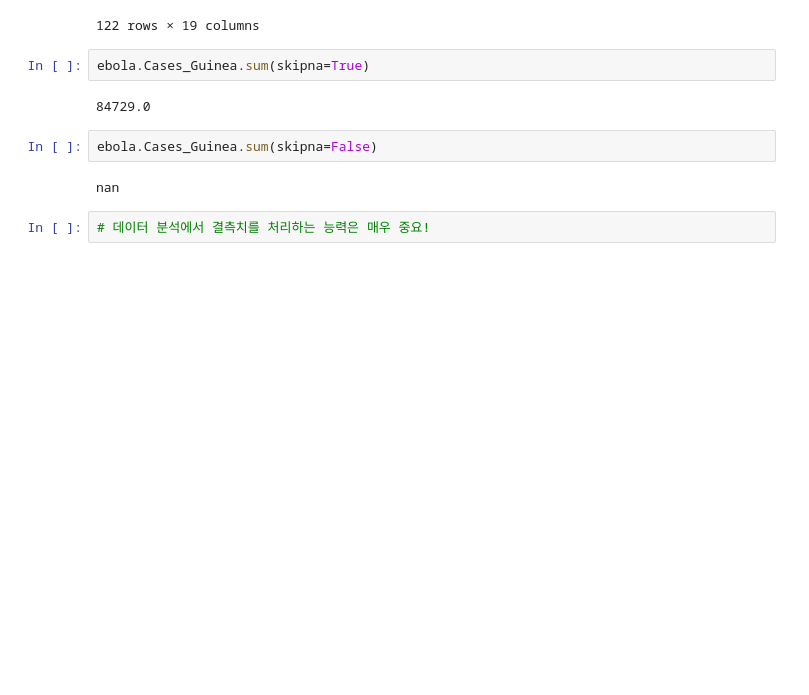
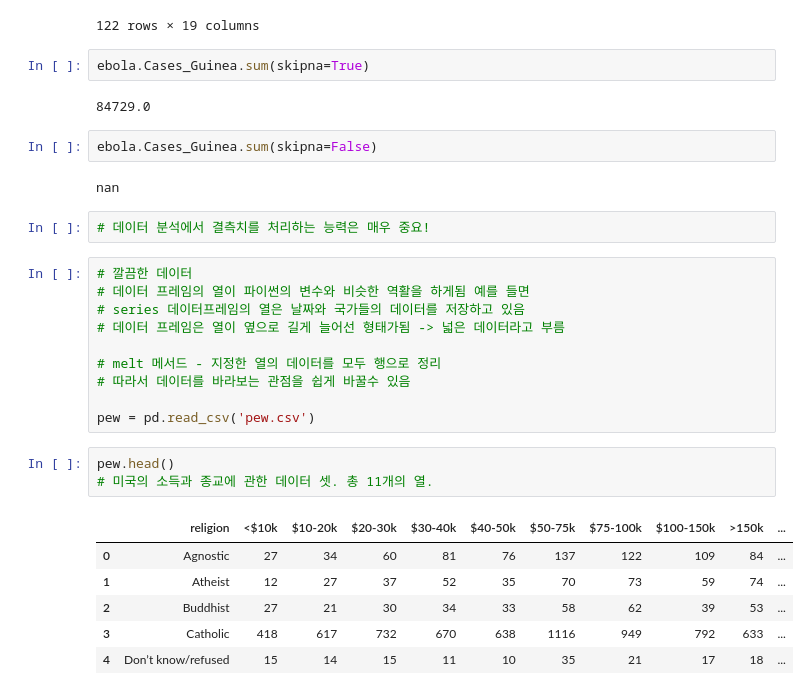
Before and after one commit to garlic3/python_adv, a Jupyter notebook: py_adv_class/pandasdata/p0428.ipynb, the cells around one changed output. Cells and saved outputs as stored; diff of their text form; blank space fills up the shorter version.

```diff
--- a/py_adv_class/pandasdata/p0428.ipynb
+++ b/py_adv_class/pandasdata/p0428.ipynb
@@ -243,3 +243,23 @@ ebola.Cases_Guinea.sum(skipna=False)
 nan
 # %%
 # 데이터 분석에서 결측치를 처리하는 능력은 매우 중요!
+# %%
+# 깔끔한 데이터
+# 데이터 프레임의 열이 파이썬의 변수와 비슷한 역활을 하게됨 예를 들면
+# series 데이터프레임의 열은 날짜와 국가들의 데이터를 저장하고 있음
+# 데이터 프레임은 열이 옆으로 길게 늘어선 형태가됨 -> 넓은 데이터라고 부름
+
+# melt 메서드 - 지정한 열의 데이터를 모두 행으로 정리
+# 따라서 데이터를 바라보는 관점을 쉽게 바꿀수 있음
+
+pew = pd.read_csv('pew.csv')
+# %%
+pew.head()
+# 미국의 소득과 종교에 관한 데이터 셋. 총 11개의 열.
+# %% [output]
+|  | religion | <$10k | $10-20k | $20-30k | $30-40k | $40-50k | $50-75k | $75-100k | $100-150k | >150k | ... |
+| 0 | Agnostic | 27 | 34 | 60 | 81 | 76 | 137 | 122 | 109 | 84 | ... |
+| 1 | Atheist | 12 | 27 | 37 | 52 | 35 | 70 | 73 | 59 | 74 | ... |
+| 2 | Buddhist | 27 | 21 | 30 | 34 | 33 | 58 | 62 | 39 | 53 | ... |
+| 3 | Catholic | 418 | 617 | 732 | 670 | 638 | 1116 | 949 | 792 | 633 | ... |
+| 4 | Don’t know/refused | 15 | 14 | 15 | 11 | 10 | 35 | 21 | 17 | 18 | ... |
```
Also changed, not shown: parts of 13 cells of this notebook.
